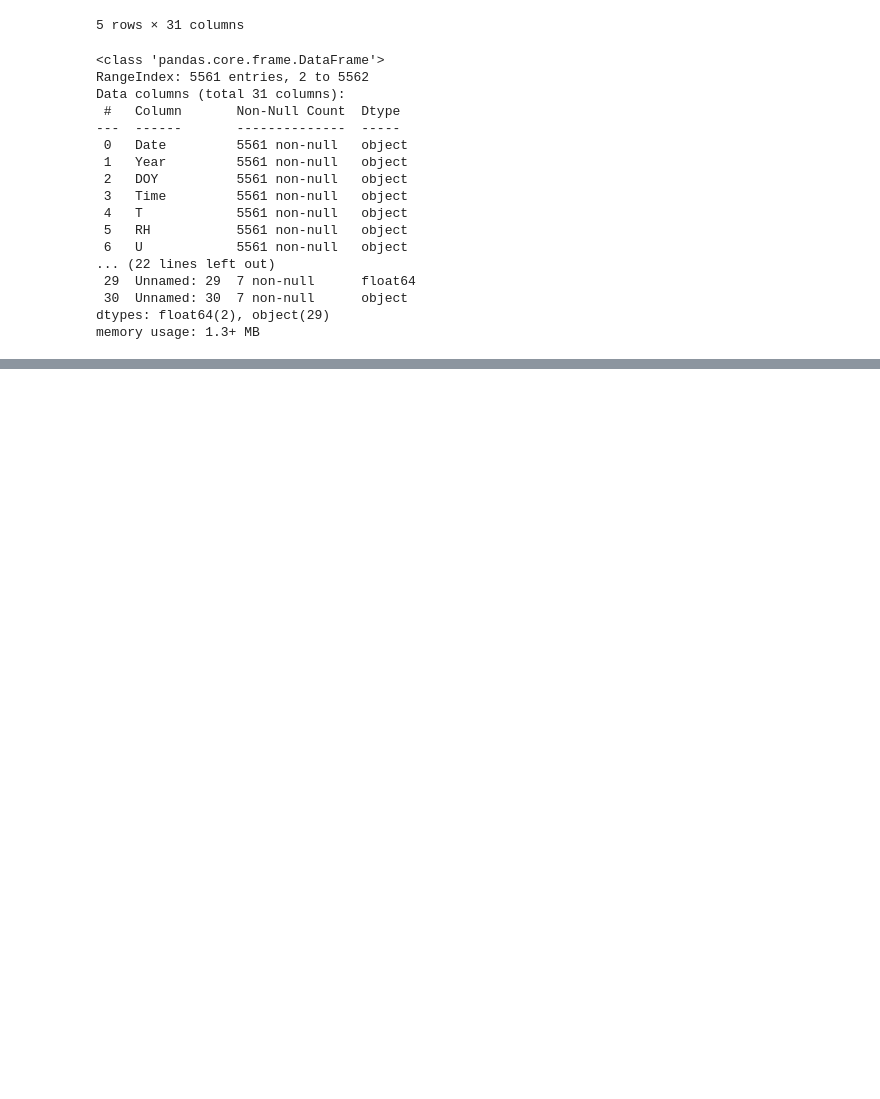
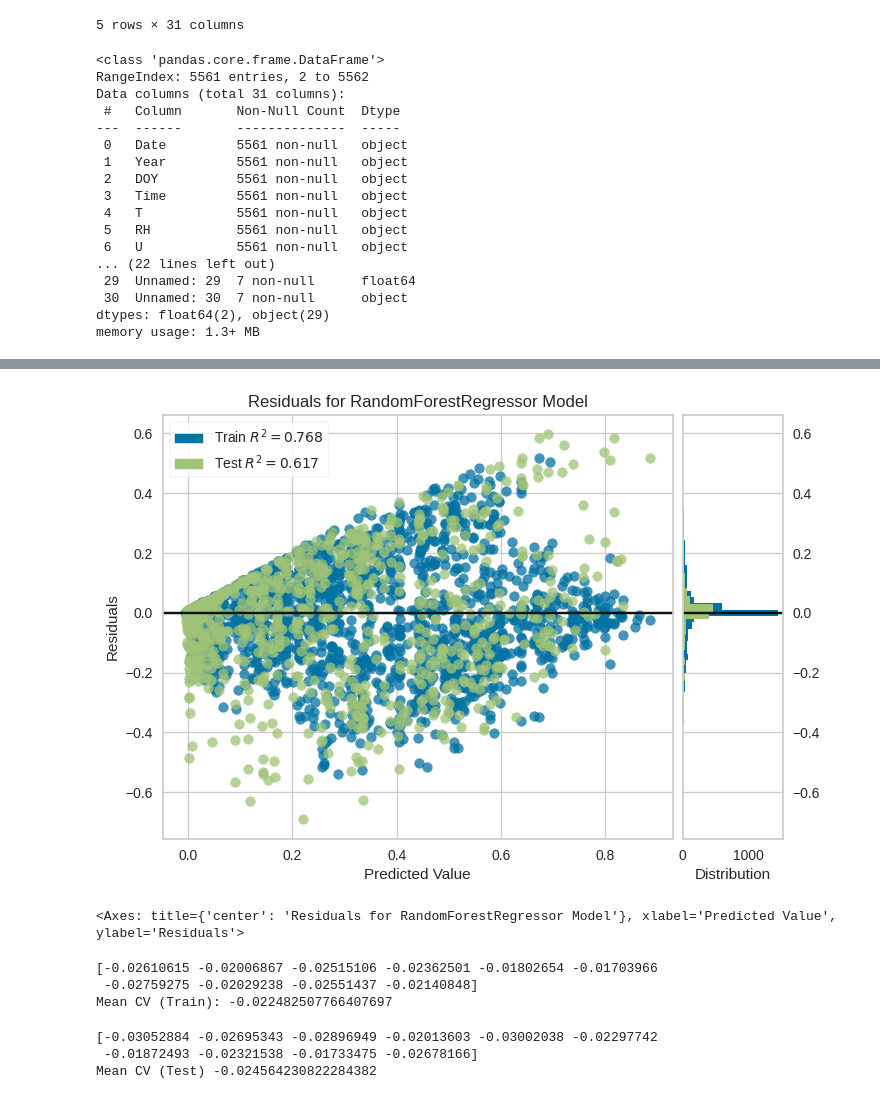
Before and after one commit to Aprilianiput21/TA_Model-ETp, a Jupyter notebook: RF_Tungkub_T.ipynb, the cells around one changed output, grey strips where cells are left out. Saved outputs shown, nothing was run; the diff lists cells and outputs as text; code cells hidden in the pictures; blank space fills up the shorter version.

```diff
--- a/RF_Tungkub_T.ipynb
+++ b/RF_Tungkub_T.ipynb
@@ -108,0 +150,32 @@ plt.show()
+# %%
+#Plotting the residuals
+from yellowbrick.regressor import ResidualsPlot
+visualizer = ResidualsPlot(rf)
+visualizer.fit(X_train_reshaped, y_train)
+visualizer.score(X_test_reshaped, y_test)
+visualizer.poof()
+# %% [output]
+[figure, added]
+<Axes: title={'center': 'Residuals for RandomForestRegressor Model'}, xlabel='Predicted Value', ylabel='Residuals'>
+# %%
+# K Fold Cross Validation
+from sklearn.model_selection import cross_val_score
+#Training Model CV
+score_train = cross_val_score(rf, X_train_reshaped, y_train, scoring ='neg_mean_squared_error', cv = 10)
+print(score_train)
+#The mean score
+print('Mean CV (Train):', np.mean(score_train))
+# %% [output]
+[-0.02610615 -0.02006867 -0.02515106 -0.02362501 -0.01802654 -0.01703966
+ -0.02759275 -0.02029238 -0.02551437 -0.02140848]
+Mean CV (Train): -0.022482507766407697
+# %%
+#Testing Model CV
+score_test = cross_val_score(rf, X_test_reshaped, y_test, scoring ='neg_mean_squared_error', cv = 10)
+print(score_test)
+#The mean score test
+print('Mean CV (Test)', np.mean(score_test))
+# %% [output]
+[-0.03052884 -0.02695343 -0.02896949 -0.02013603 -0.03002038 -0.02297742
+ -0.01872493 -0.02321538 -0.01733475 -0.02678166]
+Mean CV (Test) -0.024564230822284382
```
Also changed, not shown: parts of 15 cells of this notebook.
